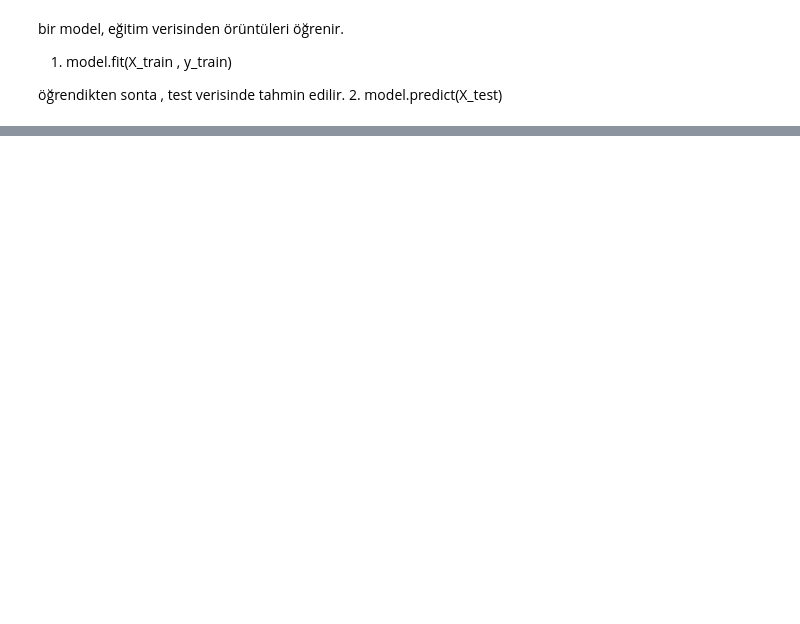
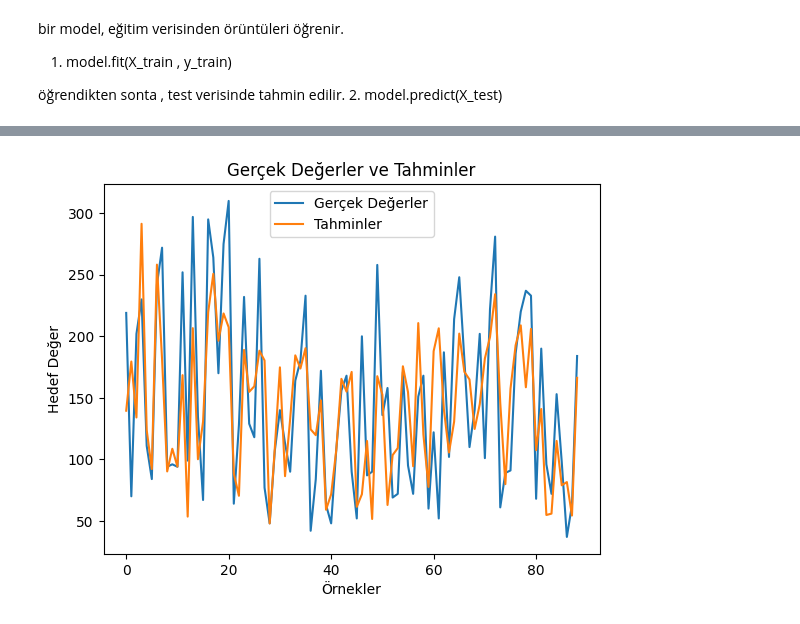
Before and after one commit to burakcnaksy0/btkAkademi-yapay-zeka-llm-veri-analizi-atolyesi, a Jupyter notebook: yapay_zeka_18072025/yapay_zeka_18072025.ipynb, the cells around one changed output, grey strips where cells are left out. Saved outputs shown, nothing was run; the diff lists cells and outputs as text; code cells hidden in the pictures; blank space fills up the shorter version.

```diff
--- a/yapay_zeka_18072025/yapay_zeka_18072025.ipynb
+++ b/yapay_zeka_18072025/yapay_zeka_18072025.ipynb
@@ -322,0 +253,9 @@ print("Classification Report:\n"), class_report
+# %%
+from sklearn.model_selection import train_test_split
+from sklearn.linear_model import LinearRegression
+
+X_train, X_test, y_train, y_test = train_test_split(X, y ,test_size=0.2, random_state=42)
+
+model = LinearRegression()
+model.fit(X_train, y_train)
+y_pred = model.predict(X_test)
@@ -322,0 +275,10 @@ print("Classification Report:\n"), class_report
+# %%
+plt.plot(y_test, label="Gerçek Değerler")
+plt.plot(y_pred, label="Tahminler")
+plt.legend()
+plt.xlabel("Örnekler")
+plt.ylabel("Hedef Değer")
+plt.title("Gerçek Değerler ve Tahminler")
+plt.show()
+# %% [output]
+[figure, added]
```
Also changed, not shown: parts of 30 cells of this notebook, 13 other files.
